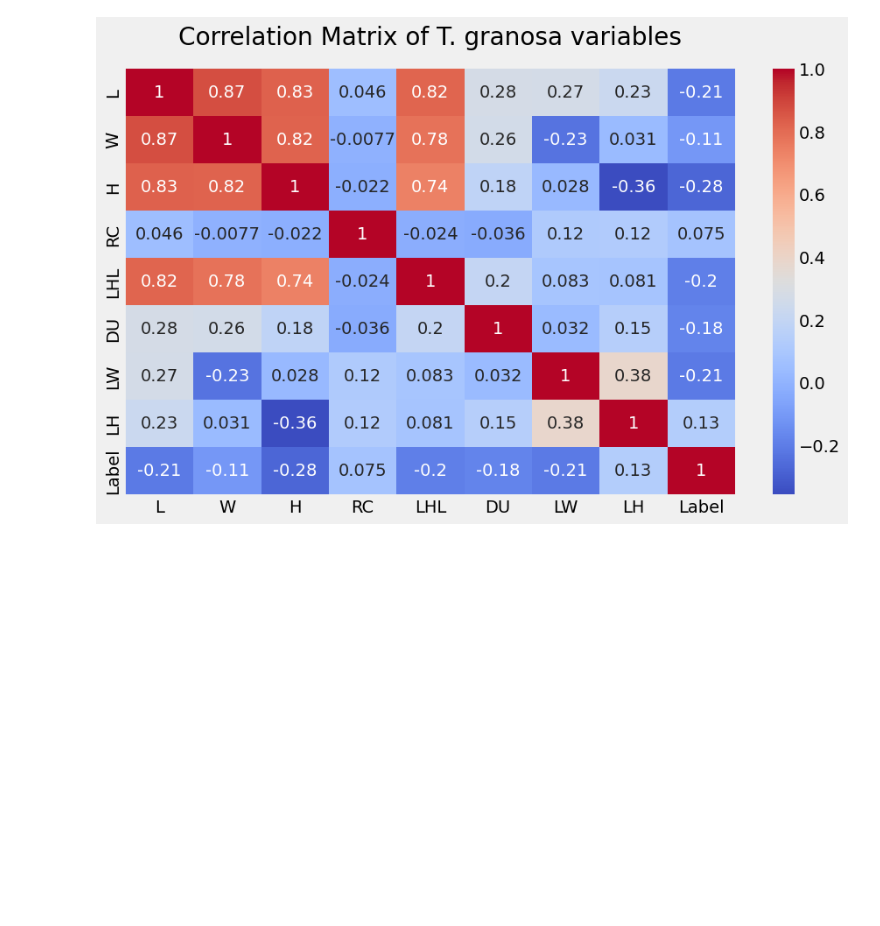
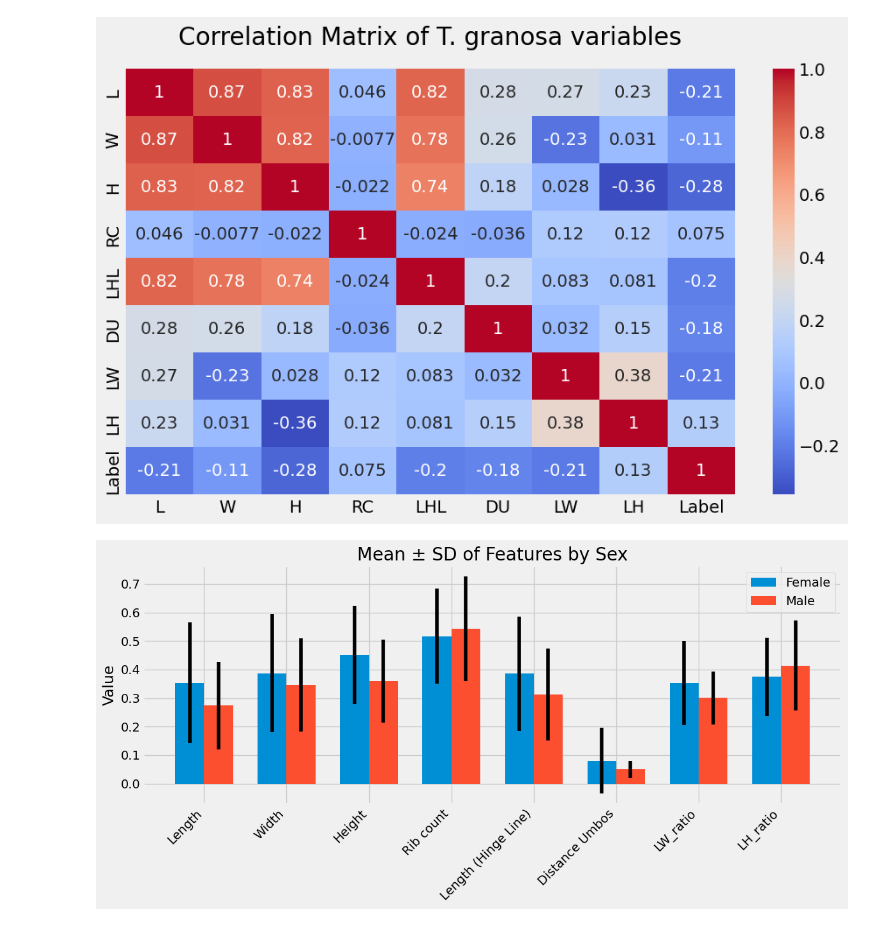
Before and after one commit to Geez-l/litoX, a Jupyter notebook: litoX_preprocessing.ipynb, the cells around one changed output. Cells and saved outputs as stored; diff of their text form; code cells hidden in the pictures; blank space fills up the shorter version.

```diff
--- a/litoX_preprocessing.ipynb
+++ b/litoX_preprocessing.ipynb
@@ -486,3 +486,36 @@ sns.heatmap(corr, annot=True, cmap='coolwarm')
 plt.show()
 # %% [output]
 [figure]
+# %%
+# prompt: Show the mean ± SD for each feature with separate bars for male and female groups.
+
+import matplotlib.pyplot as plt
+import seaborn as sns
+import pandas as pd
+
+# Assuming 'litob_combined' DataFrame from the previous code is available
+
+# Calculate mean and standard deviation for each feature, grouped by sex
+grouped_data = litob_combined.groupby('Label')[features].agg(['mean', 'std'])
+
+# Create the plot
+plt.figure(figsize=(12, 6))
+
+x = range(len(features))
+width = 0.35
+
+for i, sex in enumerate([0, 1]):  # Iterate through female (0) and male (1) groups
+    # Accessing 'mean' and 'std' correctly using MultiIndex column names
+    means = grouped_data.loc[sex, [('Length', 'mean'), ('Width', 'mean'), ('Height', 'mean'), ('Rib count', 'mean'), ('Length (Hinge Line)', 'mean'), ('Distance Umbos', 'mean'), ('LW_ratio', 'mean'), ('LH_ratio', 'mean')]]  # Access 'mean' using MultiIndex column names
+    stds = grouped_data.loc[sex, [('Length', 'std'), ('Width', 'std'), ('Height', 'std'), ('Rib count', 'std'), ('Length (Hinge Line)', 'std'), ('Distance Umbos', 'std'), ('LW_ratio', 'std'), ('LH_ratio', 'std')]]  # Access 'std' using MultiIndex column names
+
+    plt.bar([xi + i * width for xi in x], means, width, yerr=stds, label=f"{'Female' if sex == 0 else 'Male'}")
+
+plt.xticks([xi + width / 2 for xi in x], features, rotation=45, ha="right")
+plt.ylabel("Value")
+plt.title("Mean ± SD of Features by Sex")
+plt.legend()
+plt.tight_layout()
+plt.show()
+# %% [output]
+[figure, added]
```
Also changed, not shown: parts of 1 cell of this notebook.
